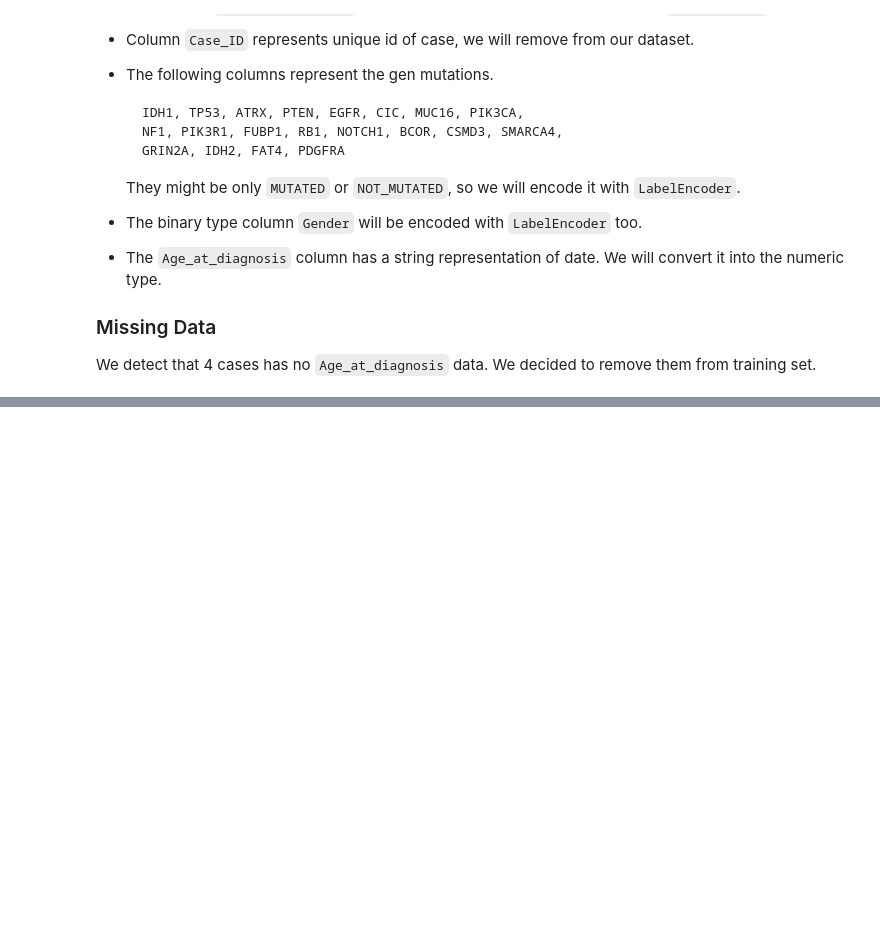
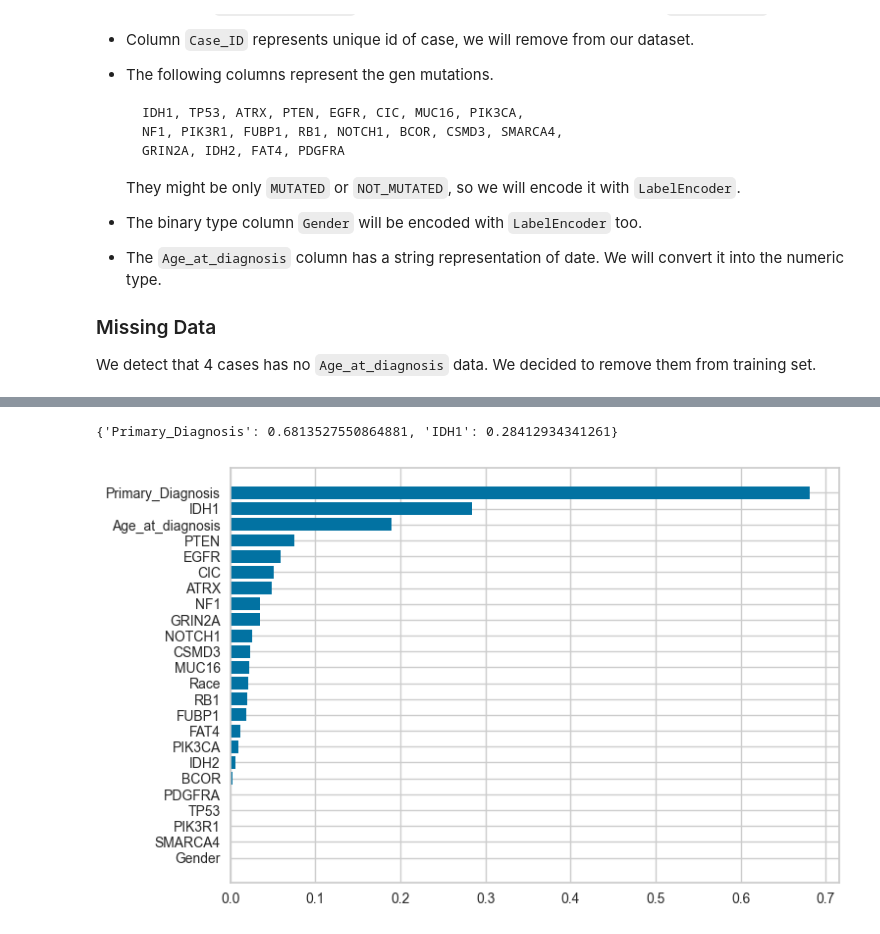
Before and after one commit to Vladislav-Kanev/glioma_data_analysis_competition, a Jupyter notebook: report.ipynb, the cells around one changed output, grey strips where cells are left out. Saved outputs shown, nothing was run; the diff lists cells and outputs as text; code cells hidden in the pictures; blank space fills up the shorter version.

Commit message:
[MERGE] Feature Selection
[MERGE] Feature Selection

```diff
--- a/report.ipynb
+++ b/report.ipynb
@@ -55,4 +57,4 @@ data_processing['Age_at_diagnosis'] = convert_age(data_processing['Age_at_diagno
 data_processing = data_processing.dropna(axis=0)
 
 object_columns = list(data_processing.select_dtypes(include='object').columns)
-data_processing = encode_dataset(data_processing, columns=object_columns, verbose=True)
+data_processing = encode_dataset(data_processing, columns=object_columns, verbose=False)
@@ -92,0 +66,4 @@ data_processing
+# %%
+data_for_feature_analysis = data_processing.copy()
+training_data = normalize_dataset(data_for_feature_analysis.drop(['Grade'], axis=1))
+targets = data_for_feature_analysis['Grade']
@@ -92,0 +73,7 @@ data_processing
+# %%
+correlation_estimator = get_feature_estimator(training_data, targets, method='mutual_info-classification')
+mutual_important_values = select_by_correlation_value(correlation_estimator, min_score=0.2)
+mutual_important_values
+# %% [output]
+{'Primary_Diagnosis': 0.6813527550864881, 'IDH1': 0.28412934341261}
+[figure, added]
```
Also changed, not shown: parts of 14 cells of this notebook, 4 other files.
